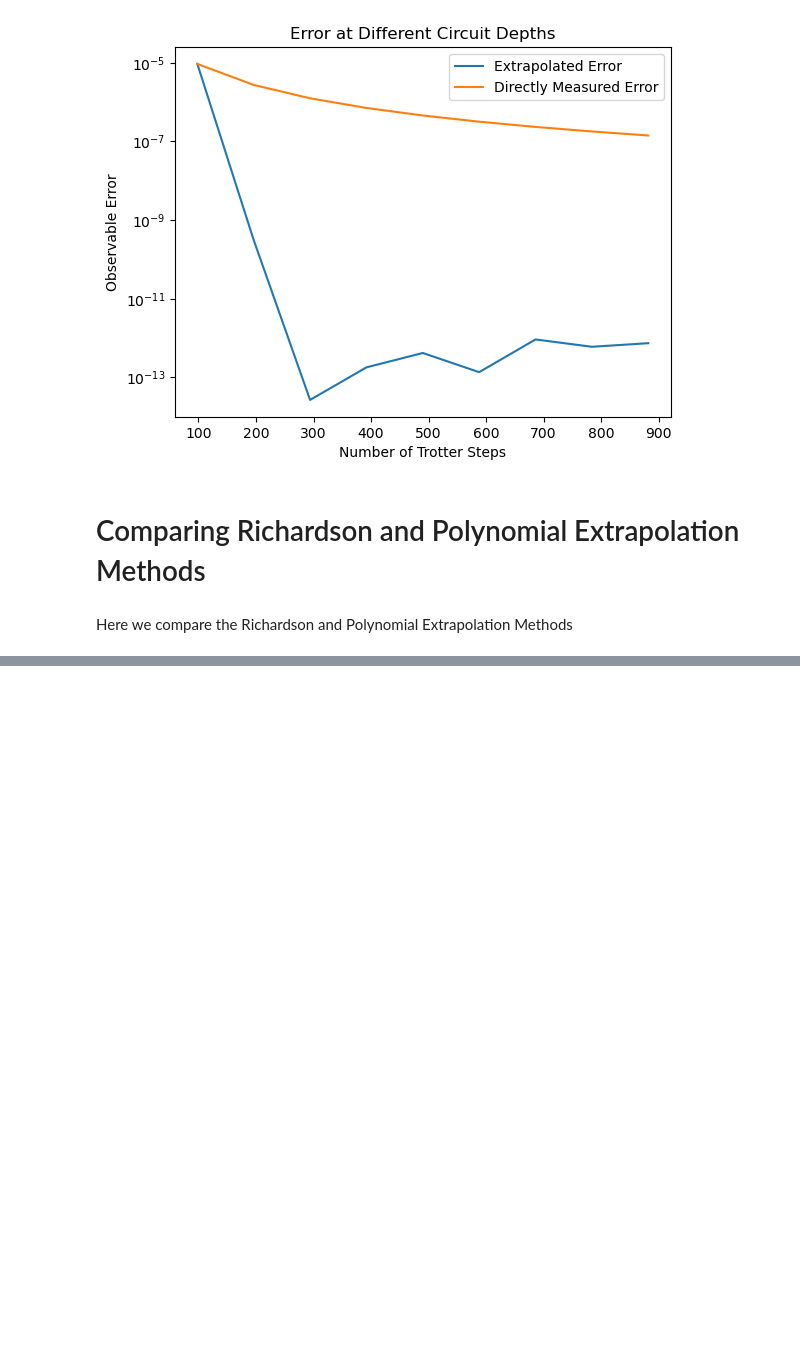
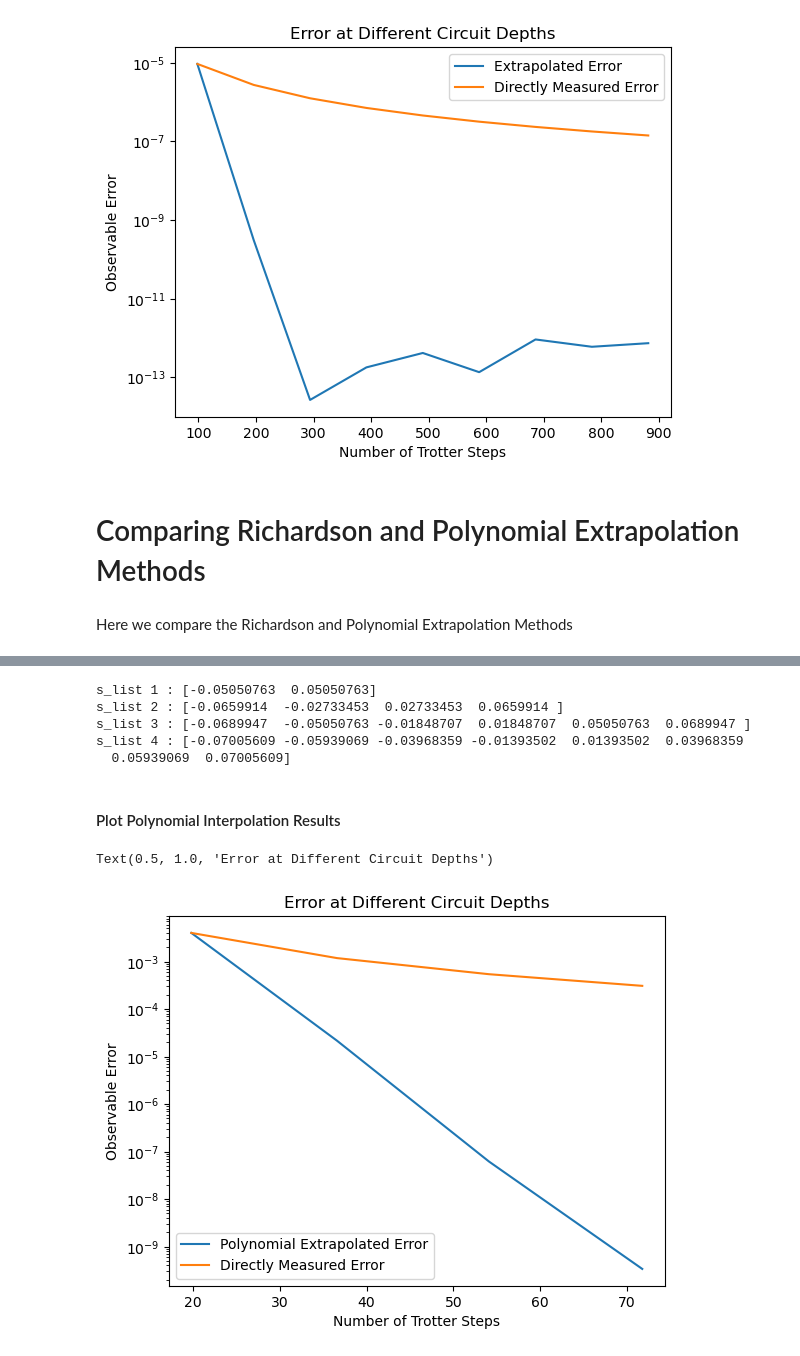
Before and after one commit to jacobwatkins1/Trotter-Extrapolation, a Jupyter notebook: Richardson_and_Polynomial_Comparison.ipynb, the cells around one changed output, grey strips where cells are left out. Cells and saved outputs as stored; diff of their text form; code cells hidden in the pictures; blank space fills up the shorter version.

```diff
--- a/Richardson_and_Polynomial_Comparison.ipynb
+++ b/Richardson_and_Polynomial_Comparison.ipynb
@@ -745,0 +847,51 @@ Here we compare the Richardson and Polynomial Extrapolation Methods
+# %%
+Chebyshev_approx_array    = []
+estimated_value_list_poly = []
+degree_array_poly = []
+error_array_poly  = []
+best_data_val_array_poly  = []
+best_val_error_array_poly = []
+circuit_depth_array_poly  = []
+list_max_poly = []
+
+
+# Generate a list of functions with increasing degree, then compute their estimate of the observable + error.
+for k in range(1,int(max_node_number/2)):
+    # Cacluate the interpolating function for the degree 2*k Chebyshev interpolant.
+    Chebyshev_approx_array.append( degree_N_Chebyshev(2*k, s_min, Hterms, initial_state, time, local_obs, order = trot_order) )
+    # Calculate the estimated value from the s=0 value of the interpolation
+    estimated_value_list_poly.append( Chebyshev_approx_array[k-1](0) )
+    degree_array_poly.append( 2*k)
+    # Calculate the error relative to the exact value.
+    error_array_poly.append( np.abs( exact_val - estimated_value_list_poly[k-1] )  )
+
+    # Now compute error associated with the best value from data for each corresponding degree approximation.
+    s_list = cheb_nodes(2*k, s_min)
+    print("s_list", k, ":", s_list)
+    list_max_poly.append( 1/min(abs(s_list)) )
+    best_data_val_array_poly.append( Trotterized_Expectation(Hterms, initial_state, time, s_list[k], local_obs, order = trot_order)  )
+    best_val_error_array_poly.append( np.abs( exact_val - best_data_val_array_poly[k-1] )  )
+
+
+# Convert array into the circuit depth in terms of elementary exponentials.
+circuit_depth_array_poly = min_step_no *(1/4)*np.array( degree_array_poly )
+# %% [output]
+s_list 1 : [-0.05050763  0.05050763]
+s_list 2 : [-0.0659914  -0.02733453  0.02733453  0.0659914 ]
+s_list 3 : [-0.0689947  -0.05050763 -0.01848707  0.01848707  0.05050763  0.0689947 ]
+s_list 4 : [-0.07005609 -0.05939069 -0.03968359 -0.01393502  0.01393502  0.03968359
+  0.05939069  0.07005609]
+# %% [markdown]
+#### Plot Polynomial Interpolation Results
+# %%
+#plt.semilogy(circuit_depth_array_poly, error_array_poly,  label="Polynomial Extrapolated Error")
+#plt.semilogy(circuit_depth_array_poly,  best_val_error_array_poly, label="Directly Measured Error"  )
+plt.semilogy(list_max_poly, error_array_poly,  label="Polynomial Extrapolated Error")
+plt.semilogy(list_max_poly,  best_val_error_array_poly, label="Directly Measured Error"  )
+plt.xlabel('Number of Trotter Steps')
+plt.ylabel('Observable Error')
+plt.legend()
+plt.title("Error at Different Circuit Depths")
+# %% [output]
+Text(0.5, 1.0, 'Error at Different Circuit Depths')
+[figure, added]
```
Also changed, not shown: parts of 18 cells of this notebook.
